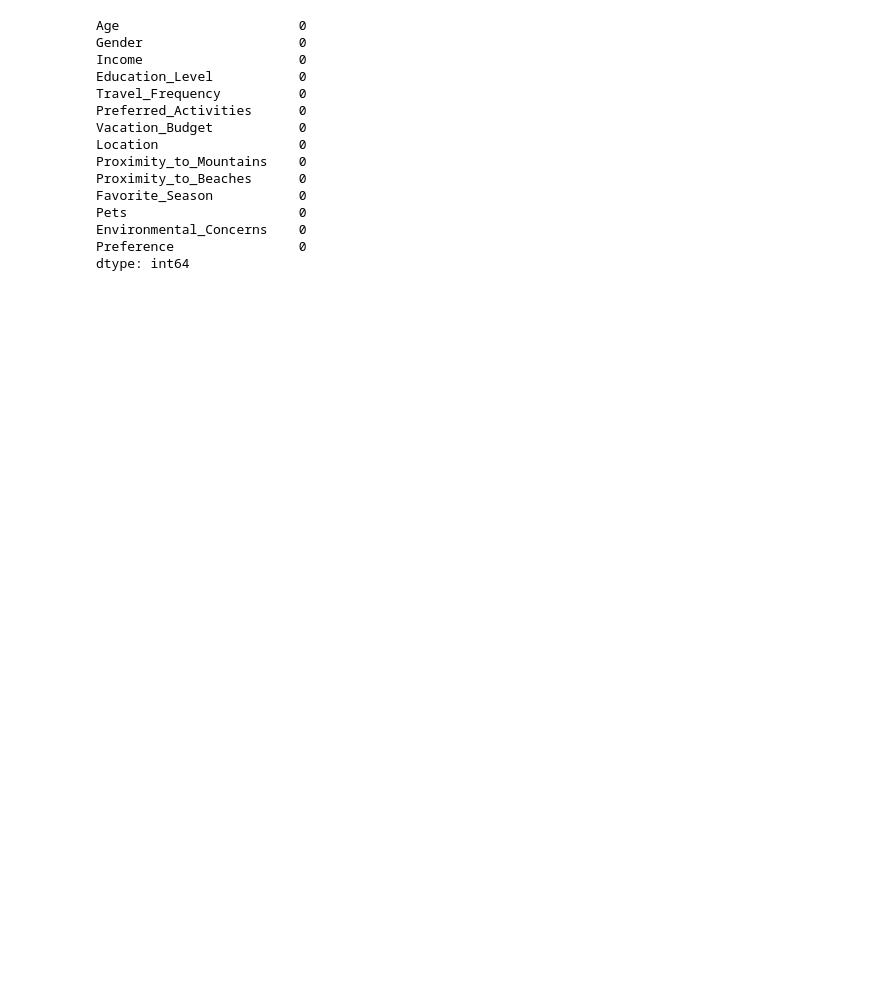
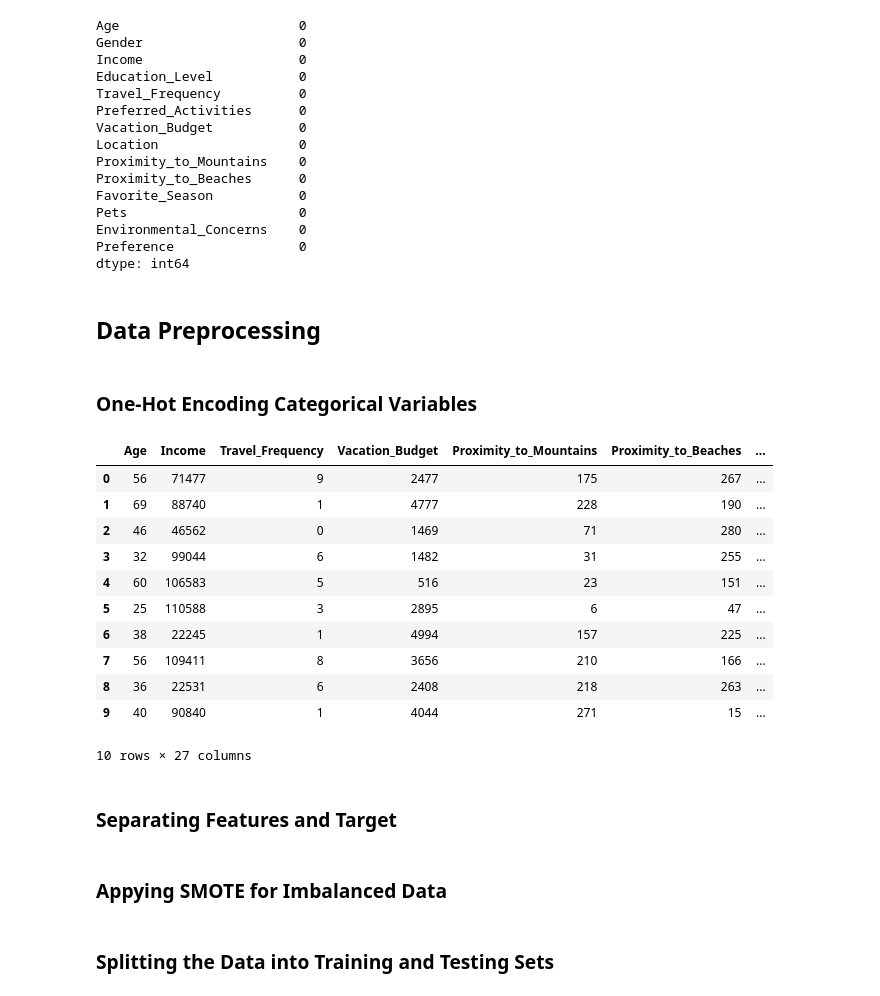
Before and after one commit to alicagatay/mountain-vs-beaches-prediction-kaggle, a Jupyter notebook: mountain-vs-beaches-prediction.ipynb, the cells around one changed output. Saved outputs shown, nothing was run; the diff lists cells and outputs as text; code cells hidden in the pictures; blank space fills up the shorter version.

```diff
--- a/mountain-vs-beaches-prediction.ipynb
+++ b/mountain-vs-beaches-prediction.ipynb
@@ -22,7 +49,7 @@ path = kagglehub.dataset_download(
 
 print("Path to dataset files:", path)
 
-pd = pd.read_csv(path + "/mountains_vs_beaches_preferences.csv")
+data = pd.read_csv(path + "/mountains_vs_beaches_preferences.csv")
 # %% [output]
 Warning: Looks like you're using an outdated `kagglehub` version, please consider updating (latest version: 0.3.3)
 Path to dataset files: /Users/alicagatay/.cache/kagglehub/datasets/jahnavipaliwal/mountains-vs-beaches-preference/versions/1
@@ -85,3 +82,27 @@ Pets                      0
 Environmental_Concerns    0
 Preference                0
 dtype: int64
+# %% [markdown]
+## Data Preprocessing
+# %% [markdown]
+### One-Hot Encoding Categorical Variables
+# %%
+data_encoded = pd.get_dummies(
+    data, columns=['Gender', 'Education_Level', 'Preferred_Activities', 'Location', 'Favorite_Season'])
+# %%
+data_encoded.head(10)
+# %% [output]
+|  | Age | Income | Travel_Frequency | Vacation_Budget | Proximity_to_Mountains | Proximity_to_Beaches | ... |
+| 0 | 56 | 71477 | 9 | 2477 | 175 | 267 | ... |
+| 1 | 69 | 88740 | 1 | 4777 | 228 | 190 | ... |
+| 2 | 46 | 46562 | 0 | 1469 | 71 | 280 | ... |
+| 3 | 32 | 99044 | 6 | 1482 | 31 | 255 | ... |
+| 4 | 60 | 106583 | 5 | 516 | 23 | 151 | ... |
+| 5 | 25 | 110588 | 3 | 2895 | 6 | 47 | ... |
+| 6 | 38 | 22245 | 1 | 4994 | 157 | 225 | ... |
+| 7 | 56 | 109411 | 8 | 3656 | 210 | 166 | ... |
+| 8 | 36 | 22531 | 6 | 2408 | 218 | 263 | ... |
+| 9 | 40 | 90840 | 1 | 4044 | 271 | 15 | ... |
+10 rows × 27 columns
+# %% [markdown]
+### Separating Features and Target
@@ -87,0 +113,2 @@ dtype: int64
+# %% [markdown]
+### Appying SMOTE for Imbalanced Data
@@ -87,0 +119,2 @@ dtype: int64
+# %% [markdown]
+### Splitting the Data into Training and Testing Sets
```
Also changed, not shown: parts of 35 cells of this notebook.
